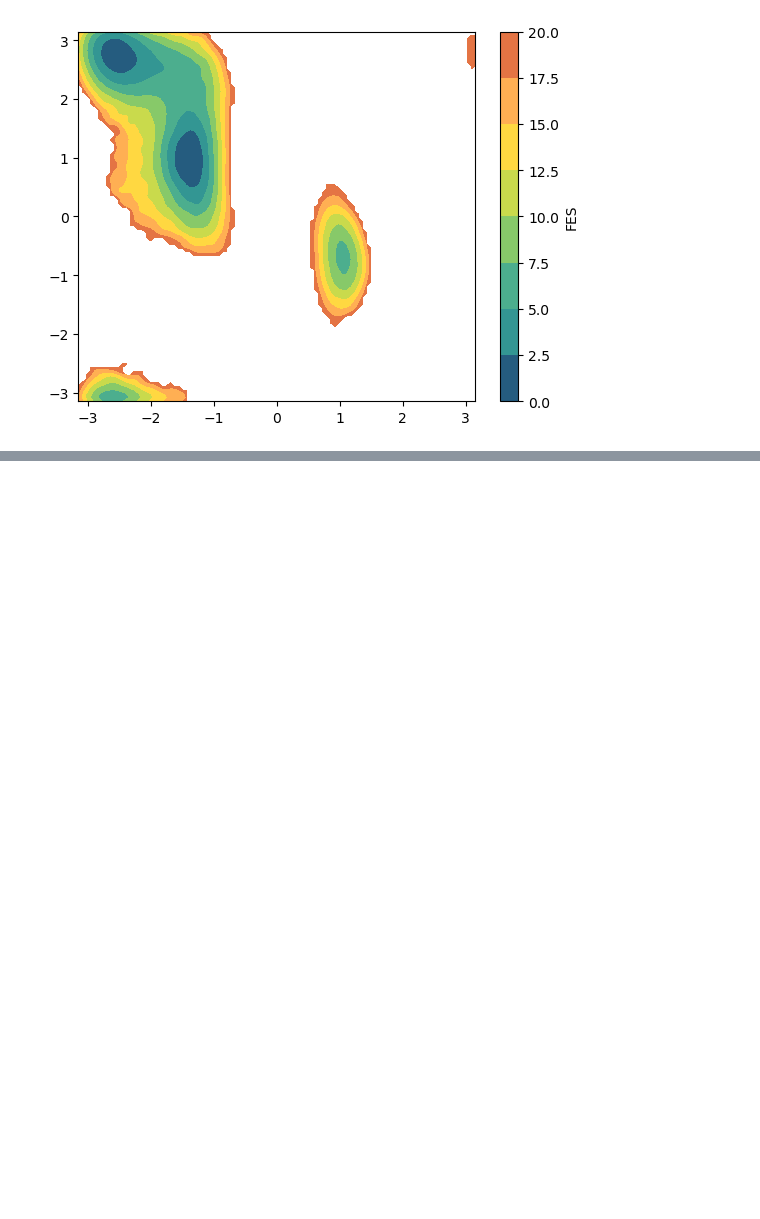
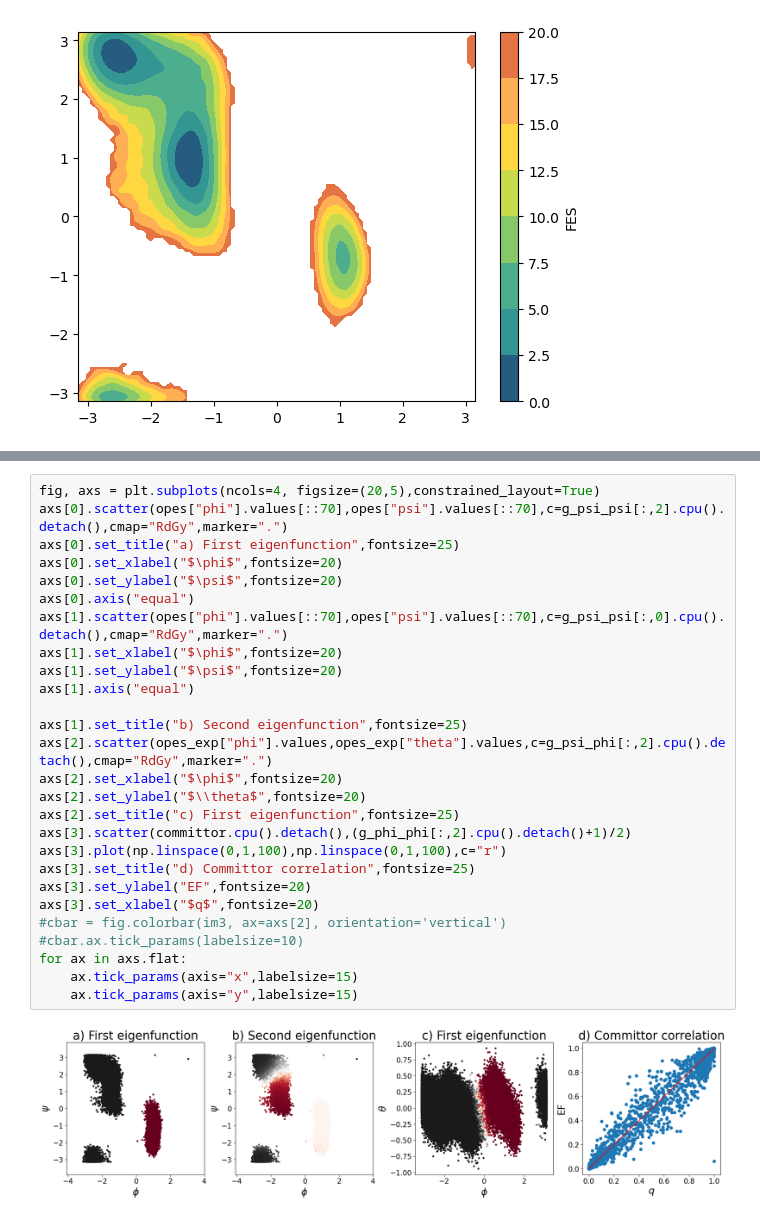
Before and after one commit to DevergneTimothee/GenLearn, a Jupyter notebook: alanine_dipeptide/make_plots.ipynb, the cells around one changed output, grey strips where cells are left out. Cells and saved outputs as stored; diff of their text form; blank space fills up the shorter version.

```diff
--- a/alanine_dipeptide/make_plots.ipynb
+++ b/alanine_dipeptide/make_plots.ipynb
@@ -183,0 +114,29 @@ Error:
+# %%
+fig, axs = plt.subplots(ncols=4, figsize=(20,5),constrained_layout=True)
+axs[0].scatter(opes["phi"].values[::70],opes["psi"].values[::70],c=g_psi_psi[:,2].cpu().detach(),cmap="RdGy",marker=".")
+axs[0].set_title("a) First eigenfunction",fontsize=25)
+axs[0].set_xlabel("$\phi$",fontsize=20)
+axs[0].set_ylabel("$\psi$",fontsize=20)
+axs[0].axis("equal")
+axs[1].scatter(opes["phi"].values[::70],opes["psi"].values[::70],c=g_psi_psi[:,0].cpu().detach(),cmap="RdGy",marker=".")
+axs[1].set_xlabel("$\phi$",fontsize=20)
+axs[1].set_ylabel("$\psi$",fontsize=20)
+axs[1].axis("equal")
+
+axs[1].set_title("b) Second eigenfunction",fontsize=25)
+axs[2].scatter(opes_exp["phi"].values,opes_exp["theta"].values,c=g_psi_phi[:,2].cpu().detach(),cmap="RdGy",marker=".")
+axs[2].set_xlabel("$\phi$",fontsize=20)
+axs[2].set_ylabel("$\\theta$",fontsize=20)
+axs[2].set_title("c) First eigenfunction",fontsize=25)
+axs[3].scatter(committor.cpu().detach(),(g_phi_phi[:,2].cpu().detach()+1)/2)
+axs[3].plot(np.linspace(0,1,100),np.linspace(0,1,100),c="r")
+axs[3].set_title("d) Committor correlation",fontsize=25)
+axs[3].set_ylabel("EF",fontsize=20)
+axs[3].set_xlabel("$q$",fontsize=20)
+#cbar = fig.colorbar(im3, ax=axs[2], orientation='vertical')
+#cbar.ax.tick_params(labelsize=10)
+for ax in axs.flat:
+    ax.tick_params(axis="x",labelsize=15)
+    ax.tick_params(axis="y",labelsize=15)
+# %% [output]
+[figure, added]
```
Also changed, not shown: parts of 1 cell of this notebook, 3 other files.
